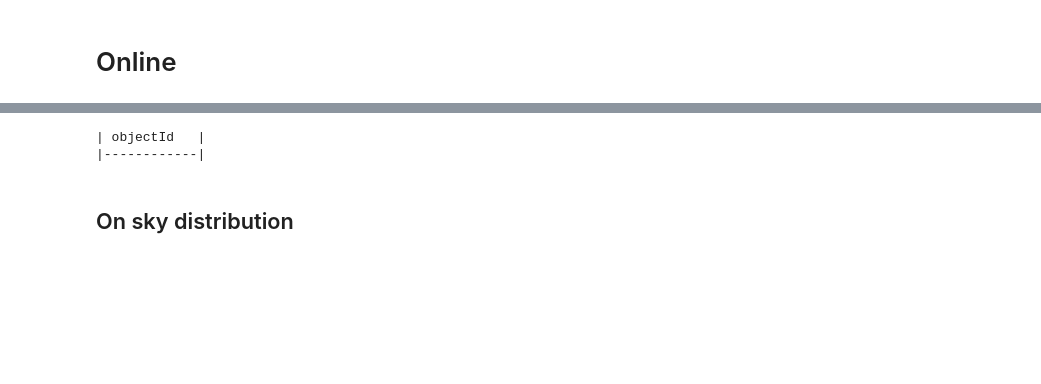
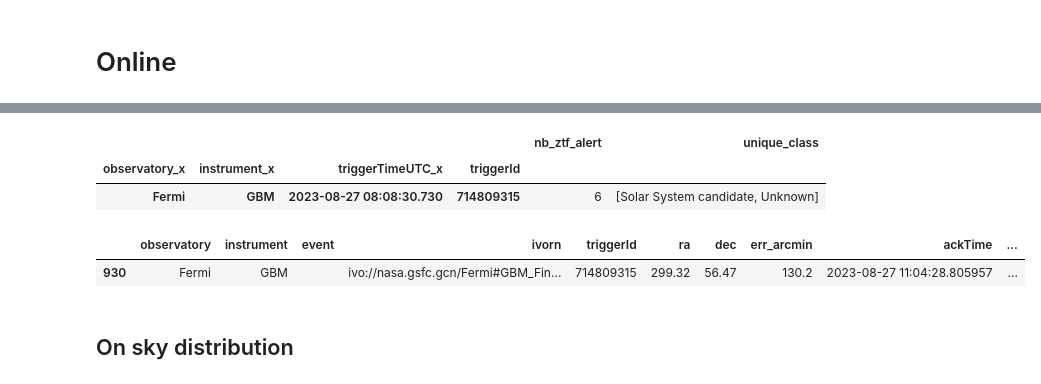
Before and after one commit to FusRoman/fink-mm, a Jupyter notebook: notebook/GRB_visualization.ipynb, the cells around one changed output, grey strips where cells are left out. Cells and saved outputs as stored; diff of their text form; code cells hidden in the pictures; blank space fills up the shorter version.

```diff
--- a/notebook/GRB_visualization.ipynb
+++ b/notebook/GRB_visualization.ipynb
@@ -55,8 +70,17 @@ Nb events with ztf counterparts: 0
 # %%
-print(merge_online.groupby(["observatory_x", "instrument_x", "triggerTimeUTC_x", "triggerId"]).count()["objectId"].to_markdown())
+merge_online.groupby(["observatory_x", "instrument_x", "triggerTimeUTC_x", "triggerId"]).agg(
+    nb_ztf_alert=("objectId", len),
+    unique_class=("fink_class", "unique")
+)
 # %% [output]
-| objectId   |
-|------------|
+|  |  |  |  | nb_ztf_alert | unique_class |
+| observatory_x | instrument_x | triggerTimeUTC_x | triggerId |  |  |
+| Fermi | GBM | 2023-08-27 08:08:30.730 | 714809315 | 6 | [Solar System candidate, Unknown] |
+# %%
+gcn[gcn["triggerId"] == "714809315"]
+# %% [output]
+|  | observatory | instrument | event | ivorn | triggerId | ra | dec | err_arcmin | ackTime | ... |
+| 930 | Fermi | GBM |  | ivo://nasa.gsfc.gcn/Fermi#GBM_Fin... | 714809315 | 299.32 | 56.47 | 130.2 | 2023-08-27 11:04:28.805957 | ... |
 # %% [markdown]
 ## On sky distribution
 # %%
```
Also changed, not shown: parts of 22 cells of this notebook, 2 other files.
